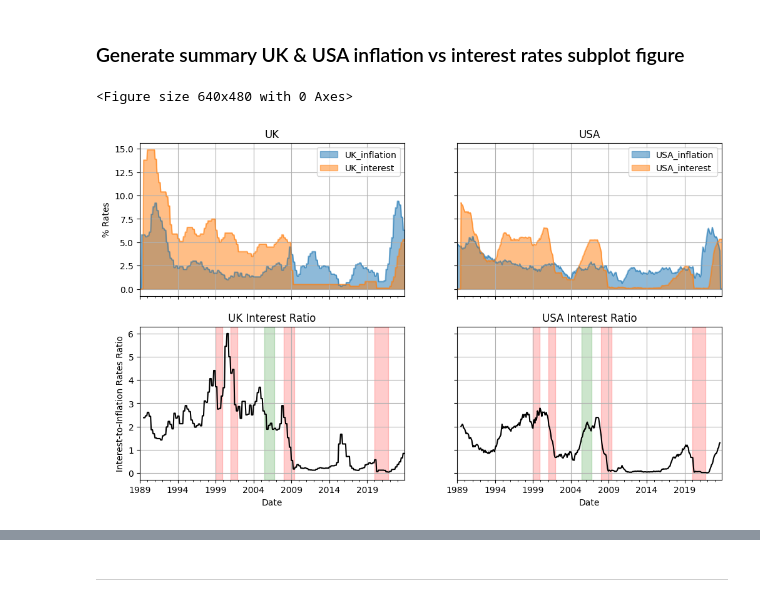
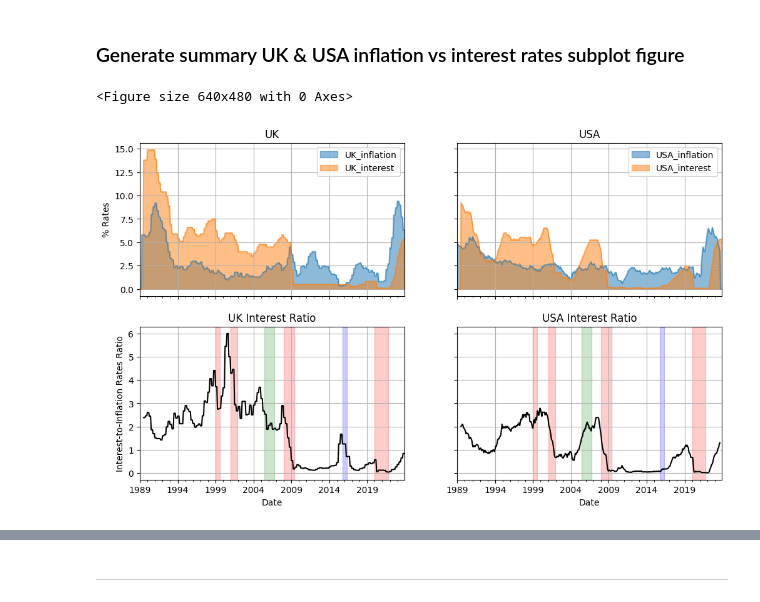
Before and after one commit to ScottsAnalysis/worldwide_inflation, a Jupyter notebook: UK vs USA inflation Analysis.ipynb, the cells around one changed output, grey strips where cells are left out. Cells and saved outputs as stored; diff of their text form; code cells hidden in the pictures.

Commit message:
Finalising graph

```diff
--- a/UK vs USA inflation Analysis.ipynb
+++ b/UK vs USA inflation Analysis.ipynb
@@ -174,36 +174,38 @@ data_comb.plot.area(x="Date", y=["UK_inflation", "UK_interest"],  title="UK", ax
 ax1.set_ylabel("% Rates")
 
 data_comb.plot.area(x="Date", y=["USA_inflation", "USA_interest"],  title="USA", ax=ax2, grid=True, xlabel="", stacked=False)
 
 
 # UK interest ratio graph
 data_comb.plot(x="Date", y="UK interest ratio", title="UK Interest Ratio", kind="line", ax=ax3, legend = False, grid=True, color="black")
 ax3.set_ylabel("Interest-to-Inflation Rates Ratio")
 
 # include rough timings of recent economic crises on UK Interest ratio graph
-ax3.axvspan("1999-01-01", "1999-12-31", color="red", alpha=0.2)
+ax3.axvspan("1999-01-01", "1999-08-31", color="red", alpha=0.2)
 ax3.axvspan("2001-01-01", "2001-12-31", color="red", alpha=0.2)
 ax3.axvspan("2005-06-01", "2006-10-15", color="green", alpha=0.2)
 ax3.axvspan("2008-01-01", "2009-6-30", color="red", alpha=0.2)
+ax3.axvspan("2015-10-01", "2016-05-15", color="blue", alpha=0.2)
 ax3.axvspan("2020-01-01", "2021-10-31", color="red", alpha=0.2)
 
 
 # USA interest ratio graph
 data_comb.plot(x="Date", y="USA interest ratio", title="USA Interest Ratio", kind="line", ax=ax4, legend=False, grid=True, color="black")
 
 # include rough timings of recent economic crises on USA Interest ratio graph
-ax4.axvspan("1999-01-01", "1999-12-31", color="red", alpha=0.2)
+ax4.axvspan("1999-01-01", "1999-08-31", color="red", alpha=0.2)
 ax4.axvspan("2001-01-01", "2001-12-31", color="red", alpha=0.2)
 ax4.axvspan("2005-06-01", "2006-10-15", color="green", alpha=0.2)
 ax4.axvspan("2008-01-01", "2009-6-30", color="red", alpha=0.2)
+ax4.axvspan("2015-10-01", "2016-05-15", color="blue", alpha=0.2)
 ax4.axvspan("2020-01-01", "2021-10-31", color="red", alpha=0.2)
 
 
 # show figure
 plt.show()
 # %% [output]
 <Figure size 640x480 with 0 Axes>
-[figure, old version]
+[figure, new version]
 # %% [markdown]
 ##### Interest rates rise again after a 14 year hyatus, while Interest-to-Inflation Ratio peaks mark incidence of global recessions
 1. The 2008 crisis seems to have been a deciding moment in the management of UK & USA economies, as the regime switched to lower interest rates (both seen in the UK and USA with the post-2008 collapse of the orange area in top graphs), though we may today be seeing a reversal with interest rates above 5% for the foreseeable future.
```
Also changed, not shown: parts of 1 cell of this notebook.
